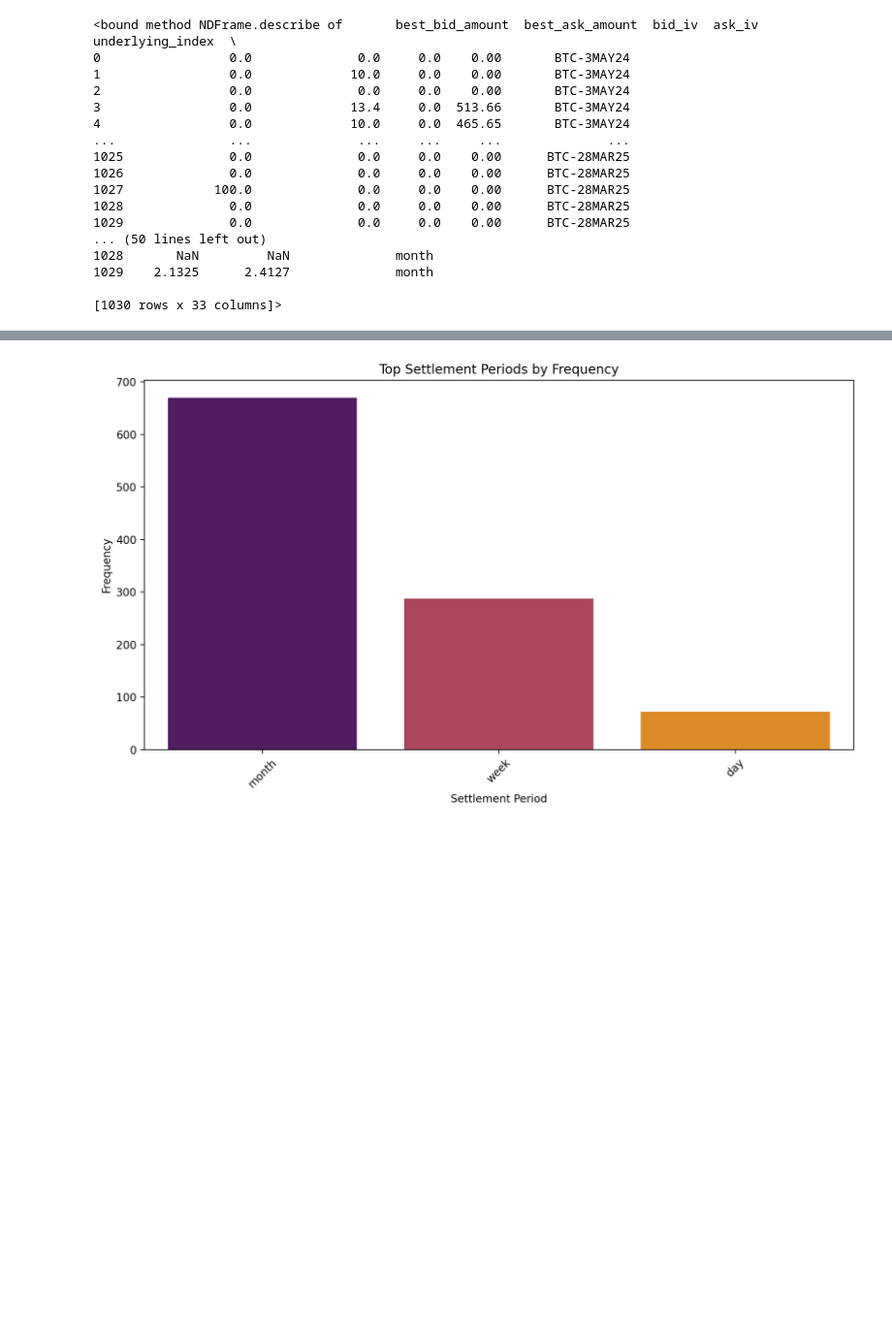
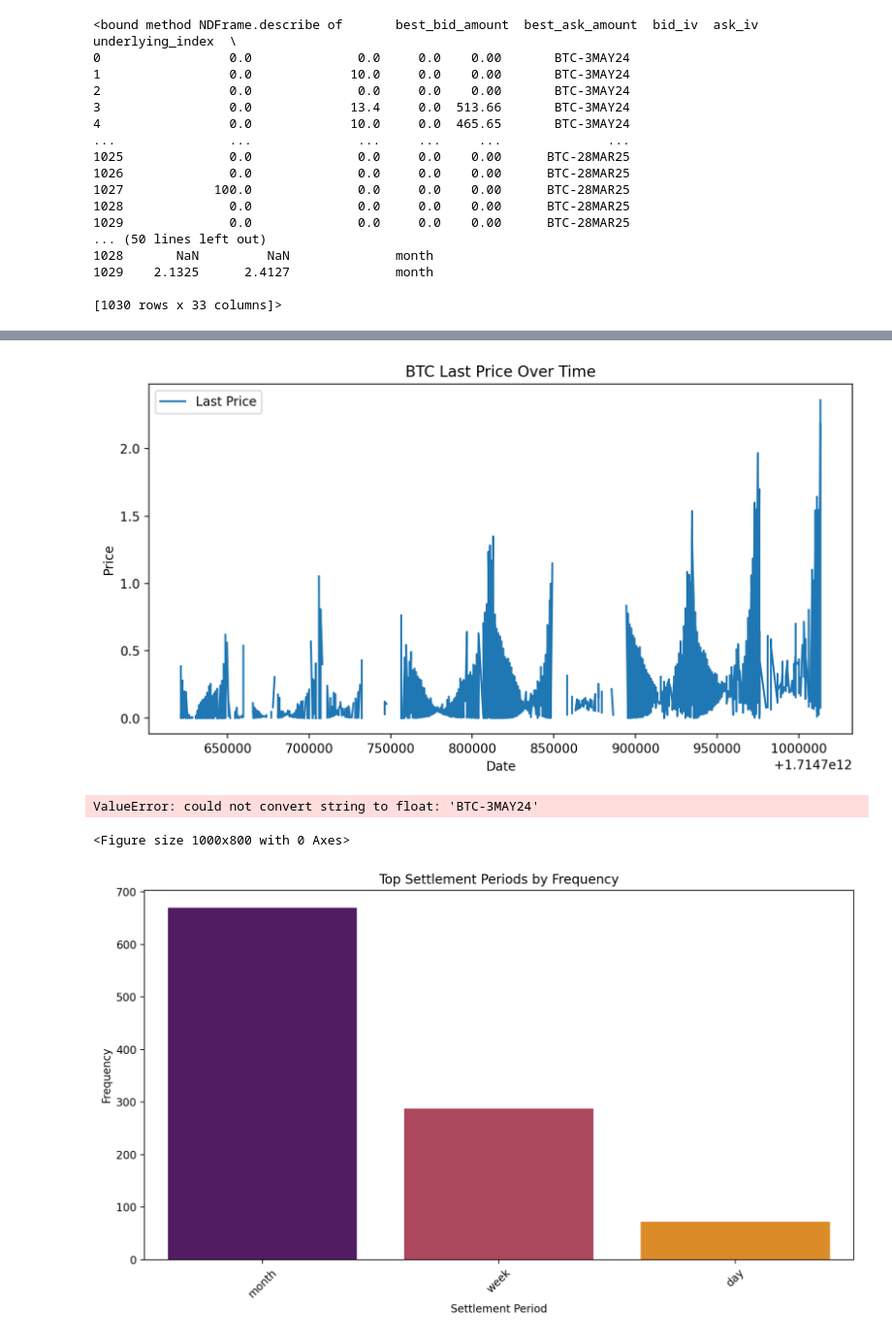
Before and after one commit to EthanFalcao/Defi_Options_Implied_Volatility, a Jupyter notebook: 2. (BTC) - Exploratory Data Analysis.ipynb, the cells around one changed output, grey strips where cells are left out. Shown: that part at 97% size. Drawn from its saved outputs; the diff is of its cells as text; code cells hidden in the pictures; blank space fills up the shorter version.

```diff
--- a/2. (BTC) - Exploratory Data Analysis.ipynb
+++ b/2. (BTC) - Exploratory Data Analysis.ipynb
@@ -115,3 +131,7 @@ stats.low             698
 stats.high            698
 settlement_period       0
 dtype: int64
+# %%
+# Convert UNIX timestamps to datetime format if needed
+if df['timestamp'].dtype == 'int64':
+    df['timestamp'] = pd.to_datetime(df['timestamp'], unit='s')
@@ -166,11 +188,3 @@ btc_data_key.describe
 1029    2.1325      2.4127              month
 
 [1030 rows x 33 columns]>
-# %%
-# Check for missing values
-print(df.isnull().sum())
-
-# Convert numeric columns to float if not already
-df['Open'] = df['Open'].astype(float)
-df['High'] = df['High'].astype(float)
-# Repeat for other columns as necessary
@@ -177,3 +201,25 @@ df['High'] = df['High'].astype(float)
+# %%
+import matplotlib.pyplot as plt
+import seaborn as sns
+
+# Plot the closing price over time
+plt.figure(figsize=(10, 5))
+plt.plot(df['timestamp'], df['last_price'], label='Last Price')
+plt.title('BTC Last Price Over Time')
+plt.xlabel('Date')
+plt.ylabel('Price')
+plt.legend()
+plt.show()
+
+# Correlation heatmap
+plt.figure(figsize=(10, 8))
+sns.heatmap(df.corr(), annot=True, cmap='coolwarm')
+plt.title('Correlation Heatmap')
+plt.show()
+# %% [output]
+[figure, added]
+ValueError: could not convert string to float: 'BTC-3MAY24'
+<Figure size 1000x800 with 0 Axes>
 # %%
 # Compute the frequency of each unique settlement period
 btc_settlement_freq = df['settlement_period'].value_counts().reset_index()
```
Also changed, not shown: parts of 8 cells of this notebook.
